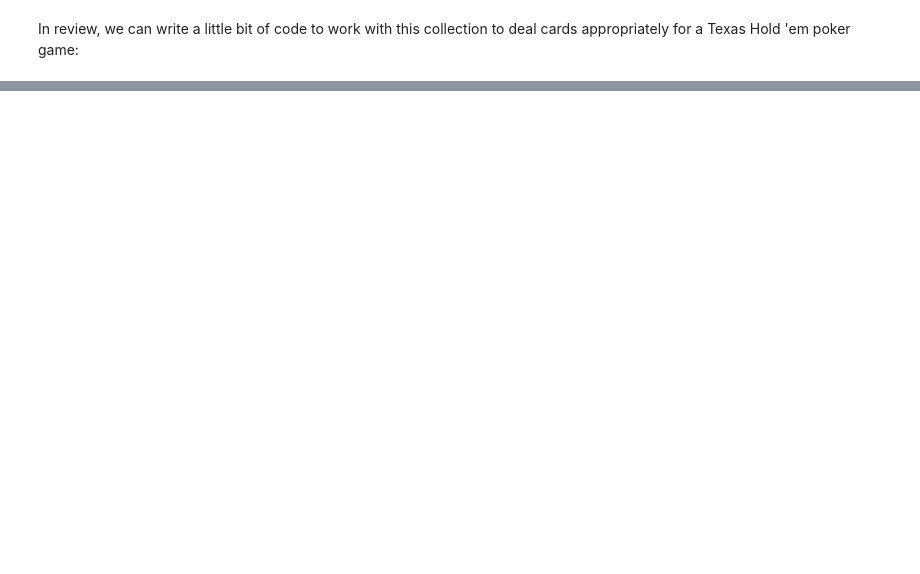
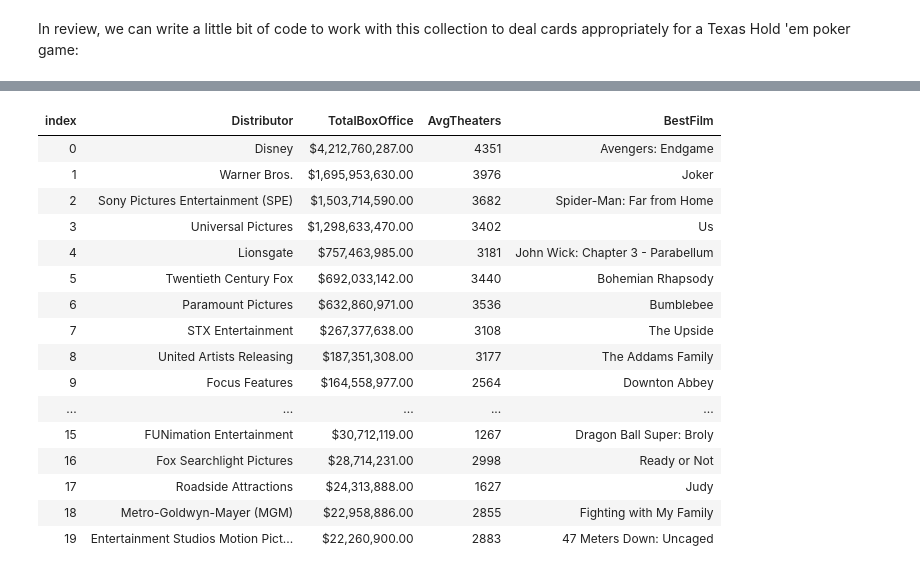
Before and after one commit to csharpfritz/csharp_with_csharpfritz, a Jupyter notebook: notebooks/0106-LINQ.ipynb, the cells around one changed output, grey strips where cells are left out. Drawn from its saved outputs; the diff is of its cells as text; code cells hidden in the pictures; blank space fills up the shorter version.

```diff
--- a/notebooks/0106-LINQ.ipynb
+++ b/notebooks/0106-LINQ.ipynb
@@ -109,0 +307,46 @@ display(ourDeck.Skip(12).First());
+# %%
+// Let's return the total receipts for the top 100 films, grouped by studio
+// with their average number of theaters reported and their top film for 2019
+
+var results = from z in (
+                from film in boxOffice
+                where film.Rank <= 100
+                group film by film.Distributor into dist
+                select new { Distributor=dist.Key,
+                    TotalBoxOffice=(
+                        from f in dist
+                        select f.GrossBoxOffice
+                    ).Sum(),
+                    AvgTheaters=Math.Round((
+                        from f in dist
+                        select f.Theaters
+                    ).Average()),
+                    BestFilm = (
+                        from f in dist
+                        orderby f.GrossBoxOffice descending
+                        select f.Title
+                    ).First()
+                }
+            )
+            orderby z.TotalBoxOffice descending
+            select new {z.Distributor, TotalBoxOffice=z.TotalBoxOffice.ToString("c"), z.AvgTheaters, z.BestFilm};
+
+results
+# %% [output]
+| index | Distributor | TotalBoxOffice | AvgTheaters | BestFilm |
+| 0 | Disney | $4,212,760,287.00 | 4351 | Avengers: Endgame |
+| 1 | Warner Bros. | $1,695,953,630.00 | 3976 | Joker |
+| 2 | Sony Pictures Entertainment (SPE) | $1,503,714,590.00 | 3682 | Spider-Man: Far from Home |
+| 3 | Universal Pictures | $1,298,633,470.00 | 3402 | Us |
+| 4 | Lionsgate | $757,463,985.00 | 3181 | John Wick: Chapter 3 - Parabellum |
+| 5 | Twentieth Century Fox | $692,033,142.00 | 3440 | Bohemian Rhapsody |
+| 6 | Paramount Pictures | $632,860,971.00 | 3536 | Bumblebee |
+| 7 | STX Entertainment | $267,377,638.00 | 3108 | The Upside |
+| 8 | United Artists Releasing | $187,351,308.00 | 3177 | The Addams Family |
+| 9 | Focus Features | $164,558,977.00 | 2564 | Downton Abbey |
+| ... | ... | ... | ... | ... |
+| 15 | FUNimation Entertainment | $30,712,119.00 | 1267 | Dragon Ball Super: Broly |
+| 16 | Fox Searchlight Pictures | $28,714,231.00 | 2998 | Ready or Not |
+| 17 | Roadside Attractions | $24,313,888.00 | 1627 | Judy |
+| 18 | Metro-Goldwyn-Mayer (MGM) | $22,958,886.00 | 2855 | Fighting with My Family |
+| 19 | Entertainment Studios Motion Pict... | $22,260,900.00 | 2883 | 47 Meters Down: Uncaged |
```
Also changed, not shown: parts of 21 cells of this notebook, 3 other files.
